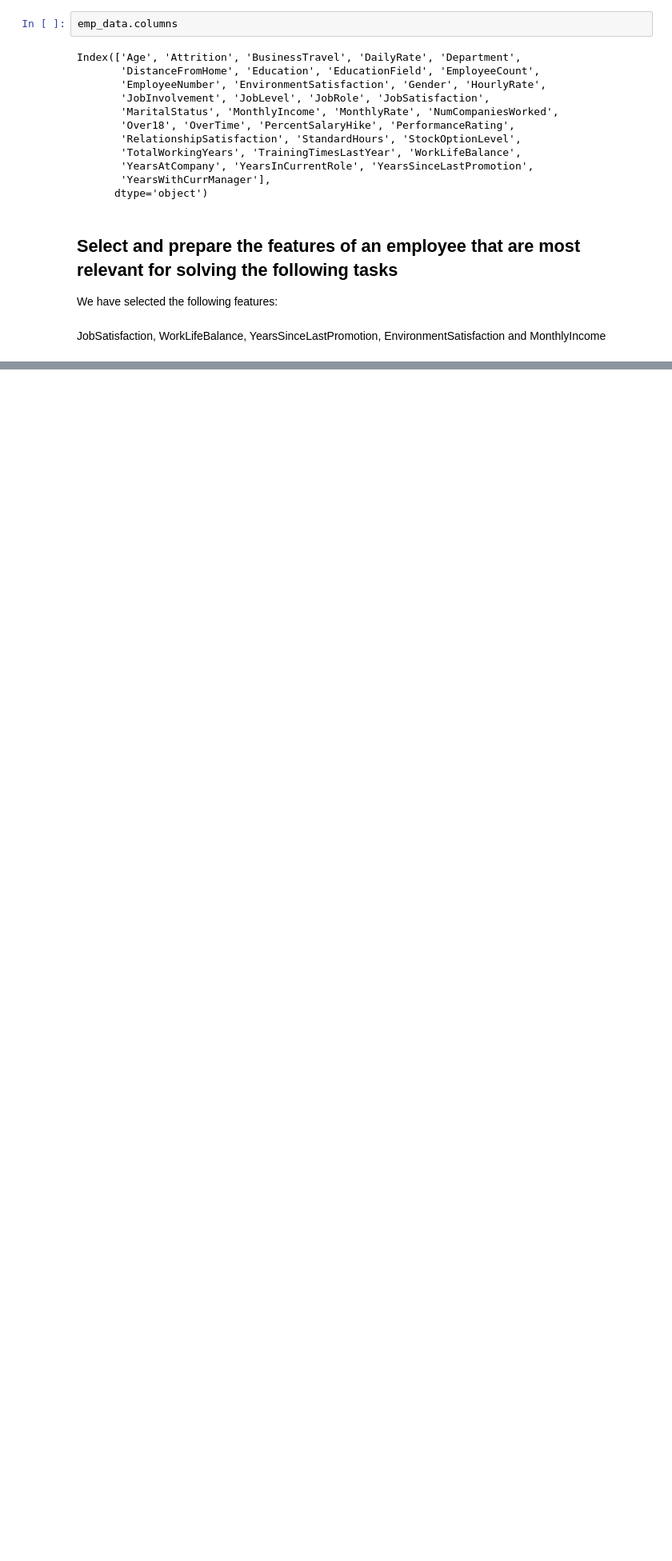
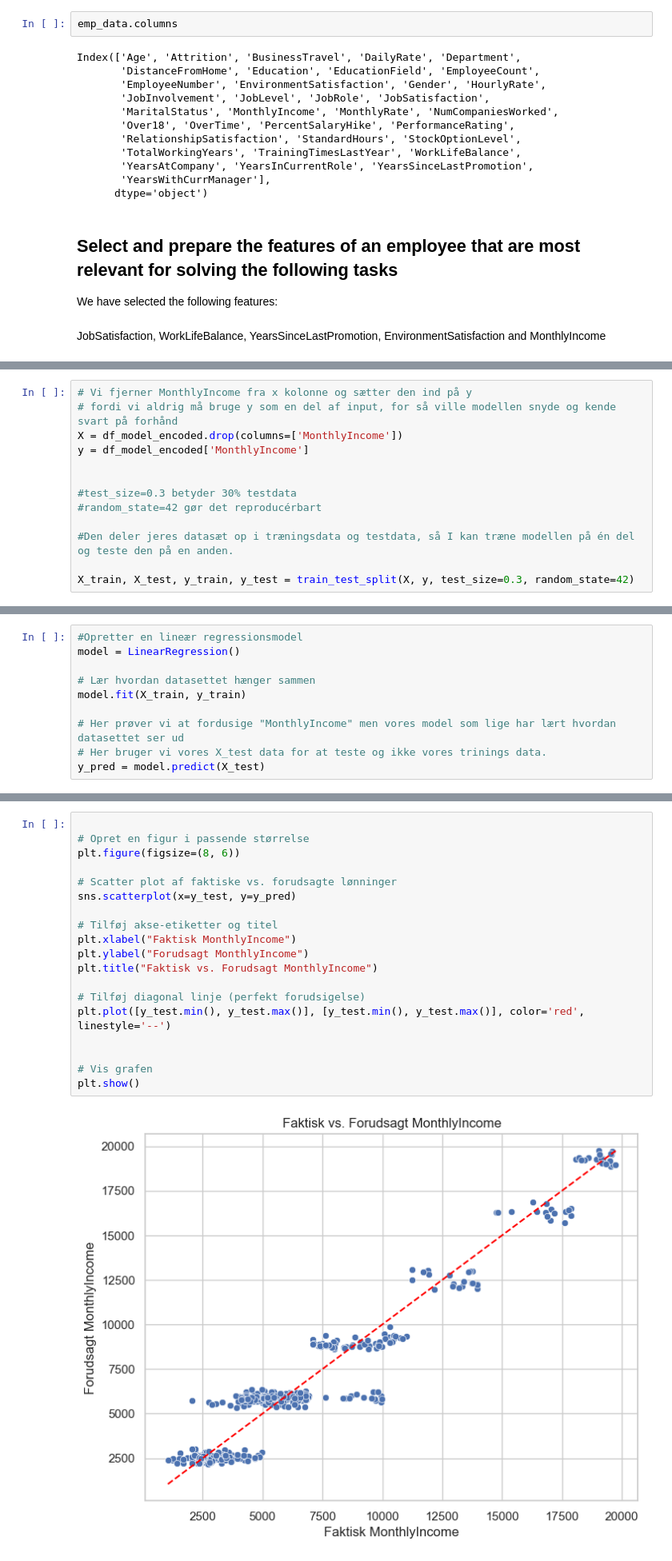
Before and after one commit to sanderMarcusChristensen/BI-Projects, a Jupyter notebook: MP3 - Machine Learning for analysis and prediction/Code/employee_attrition_exploration.ipynb, the cells around one changed output, grey strips where cells are left out. Shown at 80% size. Cells and saved outputs as stored; diff of their text form; blank space fills up the shorter version.

```diff
--- a/MP3 - Machine Learning for analysis and prediction/Code/employee_attrition_exploration.ipynb
+++ b/MP3 - Machine Learning for analysis and prediction/Code/employee_attrition_exploration.ipynb
@@ -60,0 +168,13 @@ JobSatisfaction, WorkLifeBalance, YearsSinceLastPromotion, EnvironmentSatisfacti
+# %%
+# Vi fjerner MonthlyIncome fra x kolonne og sætter den ind på y
+# fordi vi aldrig må bruge y som en del af input, for så ville modellen snyde og kende svart på forhånd
+X = df_model_encoded.drop(columns=['MonthlyIncome'])
+y = df_model_encoded['MonthlyIncome']
+
+
+#test_size=0.3 betyder 30% testdata
+#random_state=42 gør det reproducérbart
+
+#Den deler jeres datasæt op i træningsdata og testdata, så I kan træne modellen på én del og teste den på en anden.
+
+X_train, X_test, y_train, y_test = train_test_split(X, y, test_size=0.3, random_state=42)
@@ -60,0 +183,10 @@ JobSatisfaction, WorkLifeBalance, YearsSinceLastPromotion, EnvironmentSatisfacti
+# %%
+#Opretter en lineær regressionsmodel
+model = LinearRegression()
+
+# Lær hvordan datasettet hænger sammen
+model.fit(X_train, y_train)
+
+# Her prøver vi at fordusige "MonthlyIncome" men vores model som lige har lært hvordan datasettet ser ud
+# Her bruger vi vores X_test data for at teste og ikke vores trinings data.
+y_pred = model.predict(X_test)
@@ -60,0 +254,21 @@ JobSatisfaction, WorkLifeBalance, YearsSinceLastPromotion, EnvironmentSatisfacti
+# %%
+
+# Opret en figur i passende størrelse
+plt.figure(figsize=(8, 6))
+
+# Scatter plot af faktiske vs. forudsagte lønninger
+sns.scatterplot(x=y_test, y=y_pred)
+
+# Tilføj akse-etiketter og titel
+plt.xlabel("Faktisk MonthlyIncome")
+plt.ylabel("Forudsagt MonthlyIncome")
+plt.title("Faktisk vs. Forudsagt MonthlyIncome")
+
+# Tilføj diagonal linje (perfekt forudsigelse)
+plt.plot([y_test.min(), y_test.max()], [y_test.min(), y_test.max()], color='red', linestyle='--')
+
+
+# Vis grafen
+plt.show()
+# %% [output]
+[figure, added]
```
Also changed, not shown: parts of 25 cells of this notebook.
